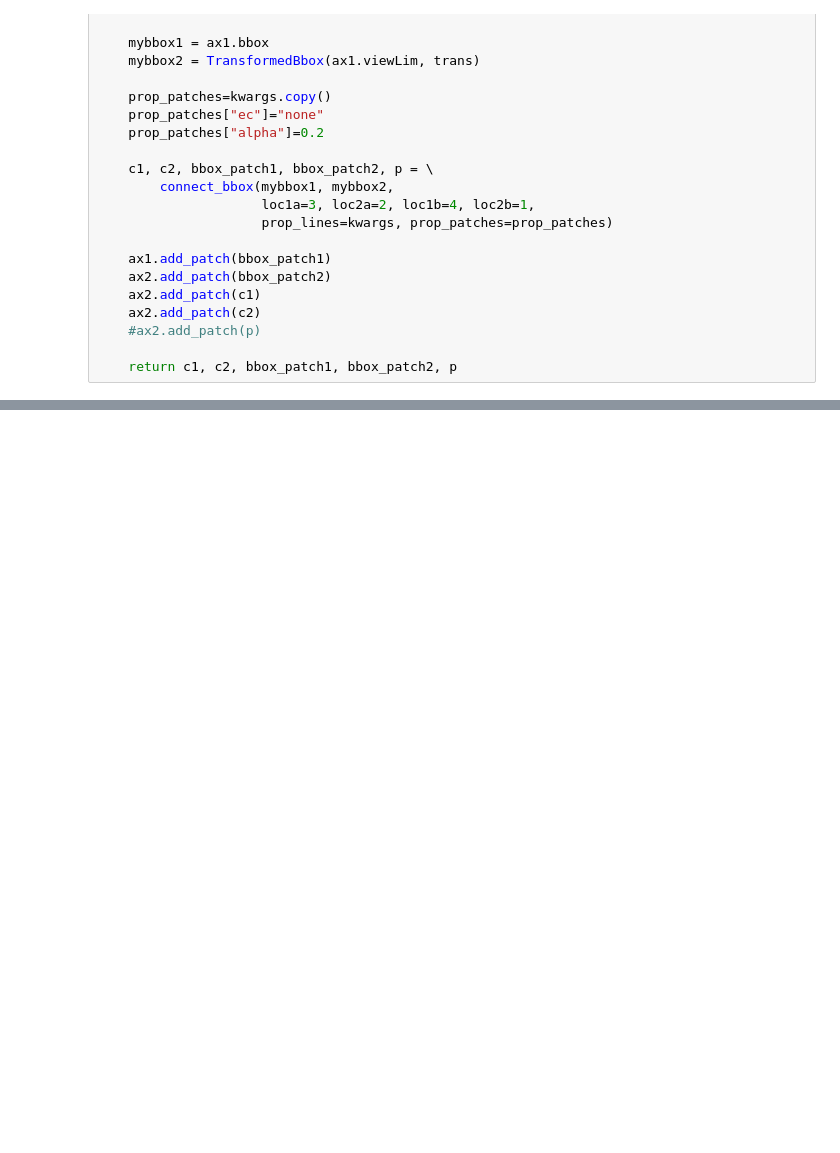
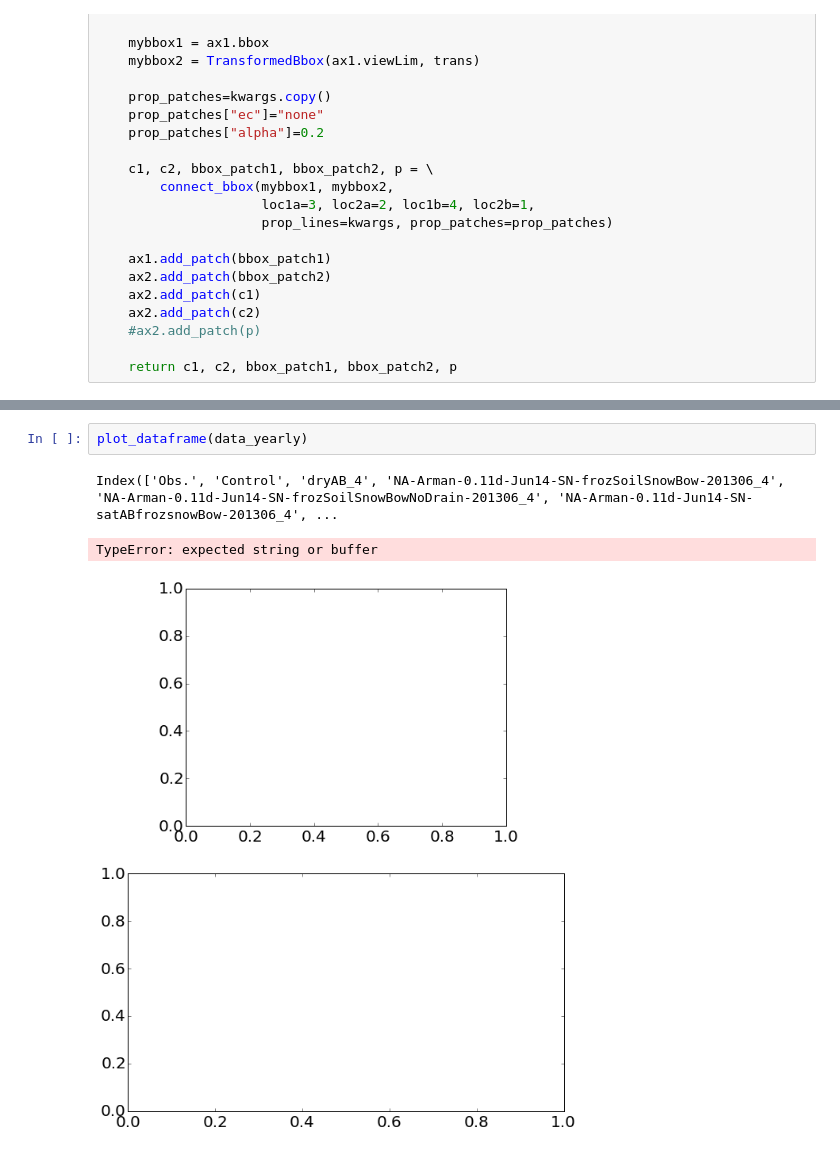
Before and after one commit to guziy/PyNotebooks, a Jupyter notebook: data_for_sasha_1_year/plot_hydrographs.ipynb, the cells around one changed output, grey strips where cells are left out. Saved outputs shown, nothing was run; the diff lists cells and outputs as text; blank space fills up the shorter version.

```diff
--- a/data_for_sasha_1_year/plot_hydrographs.ipynb
+++ b/data_for_sasha_1_year/plot_hydrographs.ipynb
@@ -241,0 +298,6 @@ fig.savefig("hydrographs.png", bbox_inches="tight")
+# %%
+plot_dataframe(data_yearly)
+# %% [output]
+Index(['Obs.', 'Control', 'dryAB_4', 'NA-Arman-0.11d-Jun14-SN-frozSoilSnowBow-201306_4', 'NA-Arman-0.11d-Jun14-SN-frozSoilSnowBowNoDrain-201306_4', 'NA-Arman-0.11d-Jun14-SN-satABfrozsnowBow-201306_4', ...
+TypeError: expected string or buffer
+[figure, added]
```
Also changed, not shown: parts of 9 cells of this notebook, 1 other file.
